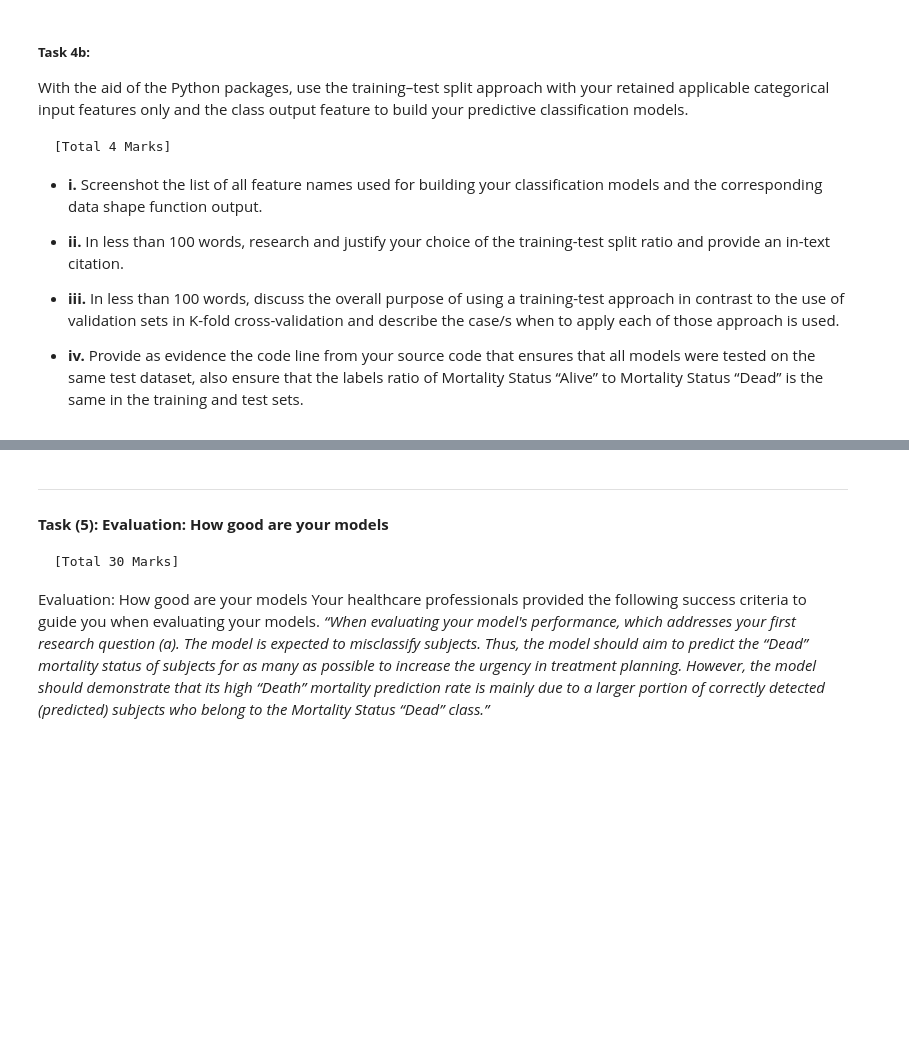
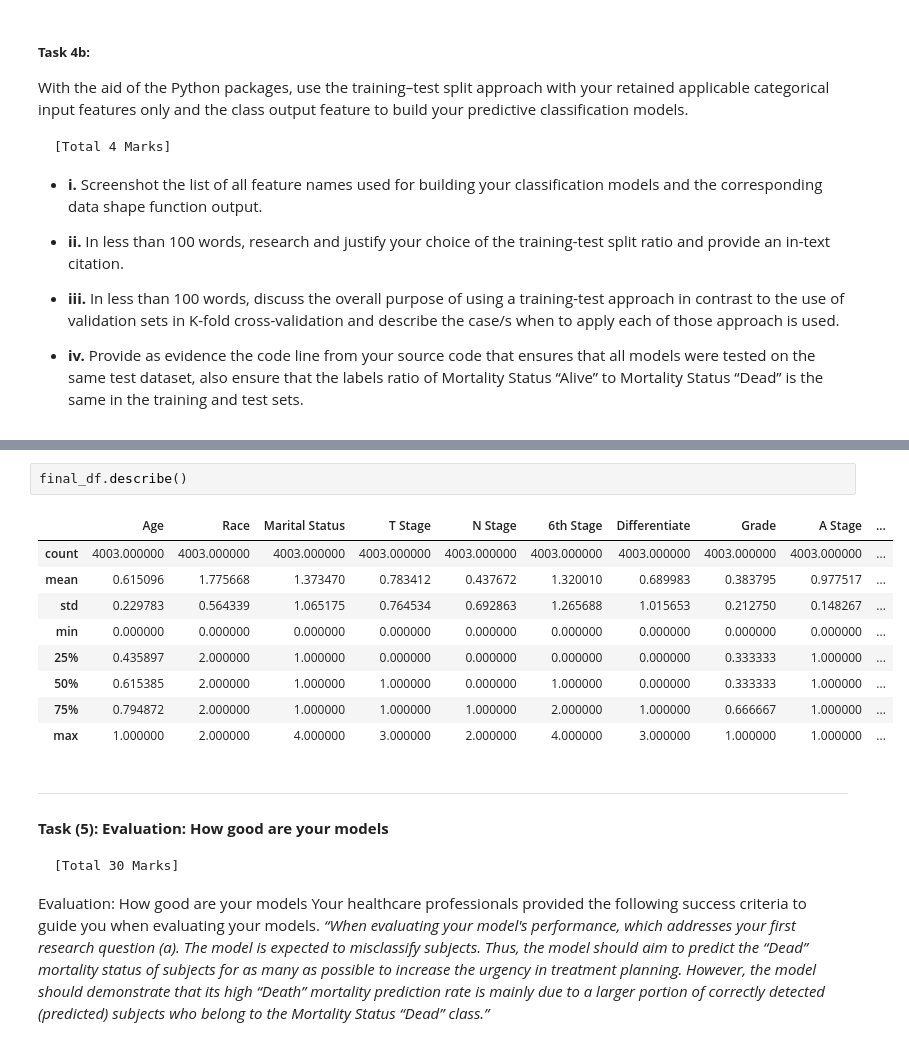
Before and after one commit to donphi/ml-assignment-1, a Jupyter notebook: notebooks/Assignment 1.ipynb, the cells around one changed output, grey strips where cells are left out. Saved outputs shown, nothing was run; the diff lists cells and outputs as text; blank space fills up the shorter version.

```diff
--- a/notebooks/Assignment 1.ipynb
+++ b/notebooks/Assignment 1.ipynb
@@ -814,3 +901,15 @@ memory usage: 531.6 KB
+# %%
+final_df.describe()
+# %% [output]
+|  | Age | Race | Marital Status | T Stage | N Stage | 6th Stage | Differentiate | Grade | A Stage | ... |
+| count | 4003.000000 | 4003.000000 | 4003.000000 | 4003.000000 | 4003.000000 | 4003.000000 | 4003.000000 | 4003.000000 | 4003.000000 | ... |
+| mean | 0.615096 | 1.775668 | 1.373470 | 0.783412 | 0.437672 | 1.320010 | 0.689983 | 0.383795 | 0.977517 | ... |
+| std | 0.229783 | 0.564339 | 1.065175 | 0.764534 | 0.692863 | 1.265688 | 1.015653 | 0.212750 | 0.148267 | ... |
+| min | 0.000000 | 0.000000 | 0.000000 | 0.000000 | 0.000000 | 0.000000 | 0.000000 | 0.000000 | 0.000000 | ... |
+| 25% | 0.435897 | 2.000000 | 1.000000 | 0.000000 | 0.000000 | 0.000000 | 0.000000 | 0.333333 | 1.000000 | ... |
+| 50% | 0.615385 | 2.000000 | 1.000000 | 1.000000 | 0.000000 | 1.000000 | 0.000000 | 0.333333 | 1.000000 | ... |
+| 75% | 0.794872 | 2.000000 | 1.000000 | 1.000000 | 1.000000 | 2.000000 | 1.000000 | 0.666667 | 1.000000 | ... |
+| max | 1.000000 | 2.000000 | 4.000000 | 3.000000 | 2.000000 | 4.000000 | 3.000000 | 1.000000 | 1.000000 | ... |
 # %% [markdown]
 ---
 #### **Task (5): Evaluation: How good are your models**
```
Also changed, not shown: parts of 22 cells of this notebook.
